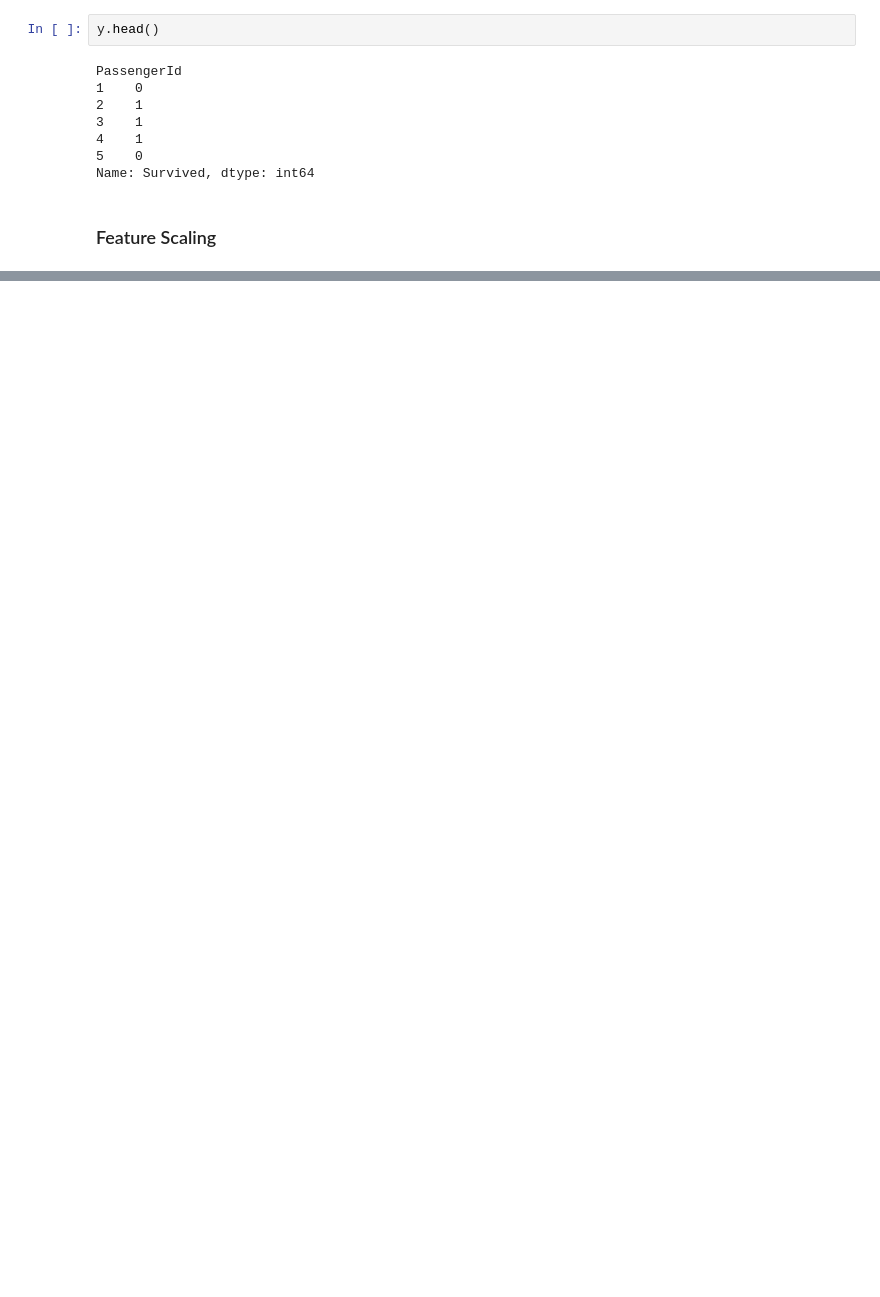
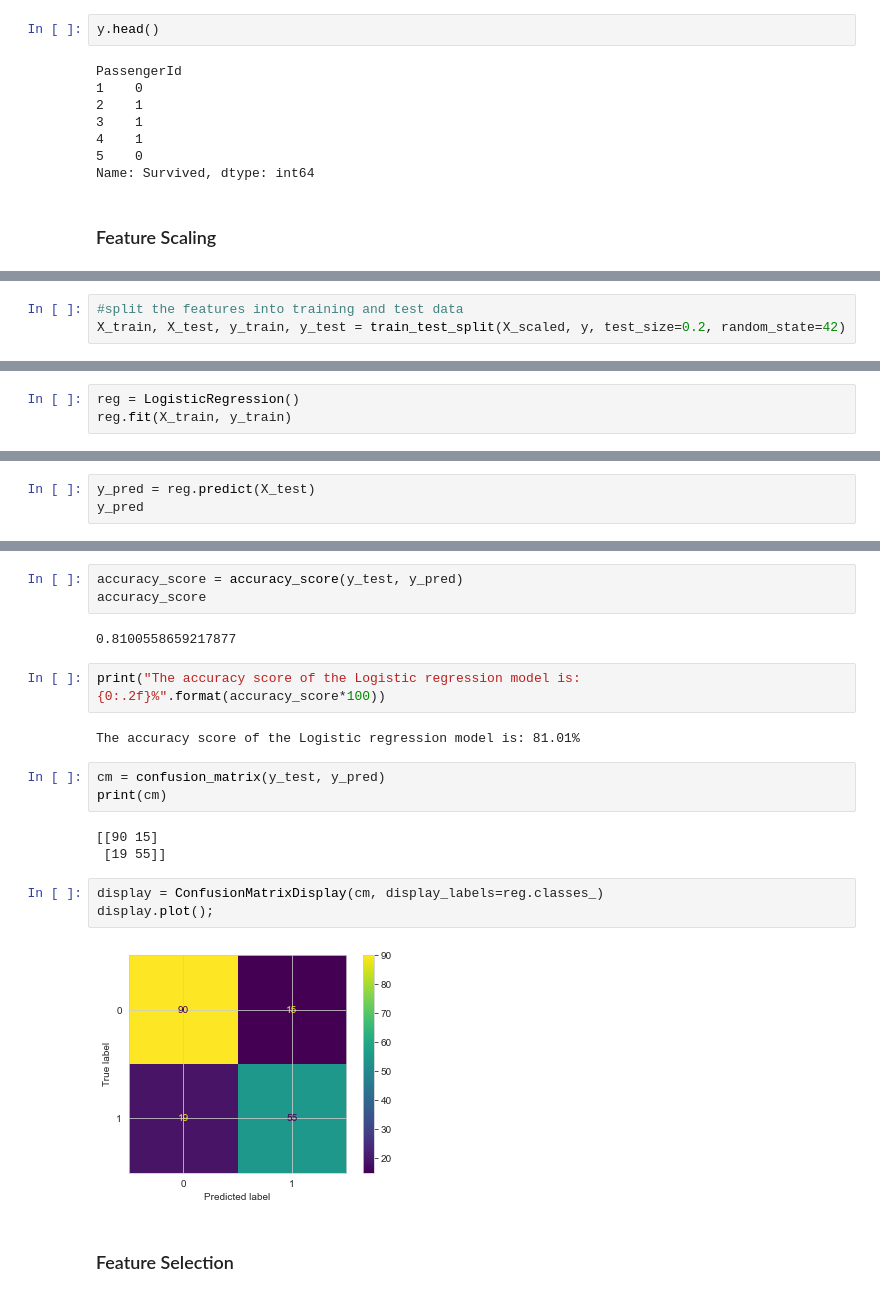
Before and after one commit to JudsonMorgan/Python-for-Data-Analyst, a Jupyter notebook: Titanic-Prediction.ipynb, the cells around one changed output, grey strips where cells are left out. Saved outputs shown, nothing was run; the diff lists cells and outputs as text; blank space fills up the shorter version.

Commit message:
titanic prediction notebook

```diff
--- a/Titanic-Prediction.ipynb
+++ b/Titanic-Prediction.ipynb
@@ -360,0 +398,3 @@ Name: Survived, dtype: int64
+# %%
+#split the features into training and test data
+X_train, X_test, y_train, y_test = train_test_split(X_scaled, y, test_size=0.2, random_state=42)
@@ -360,0 +405,3 @@ Name: Survived, dtype: int64
+# %%
+reg = LogisticRegression()
+reg.fit(X_train, y_train)
@@ -360,0 +420,3 @@ Name: Survived, dtype: int64
+# %%
+y_pred = reg.predict(X_test)
+y_pred
@@ -360,0 +447,22 @@ Name: Survived, dtype: int64
+# %%
+accuracy_score = accuracy_score(y_test, y_pred)
+accuracy_score
+# %% [output]
+0.8100558659217877
+# %%
+print("The accuracy score of the Logistic regression model is: {0:.2f}%".format(accuracy_score*100))
+# %% [output]
+The accuracy score of the Logistic regression model is: 81.01%
+# %%
+cm = confusion_matrix(y_test, y_pred)
+print(cm)
+# %% [output]
+[[90 15]
+ [19 55]]
+# %%
+display = ConfusionMatrixDisplay(cm, display_labels=reg.classes_)
+display.plot();
+# %% [output]
+[figure, added]
+# %% [markdown]
+### Feature Selection
```
Also changed, not shown: parts of 31 cells of this notebook.
